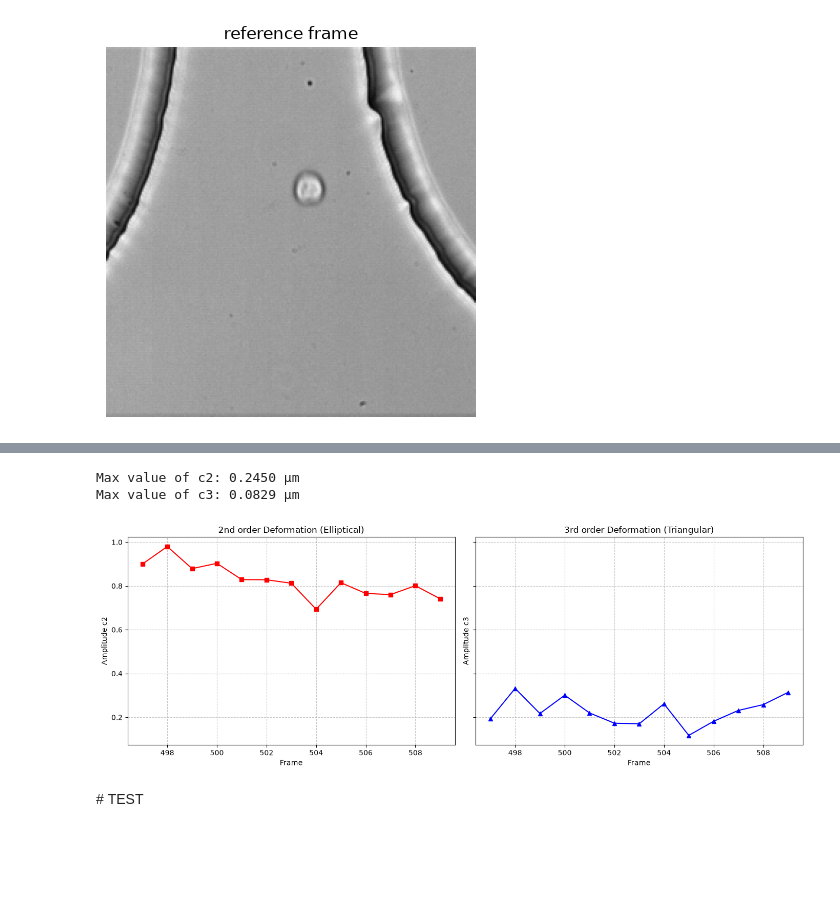
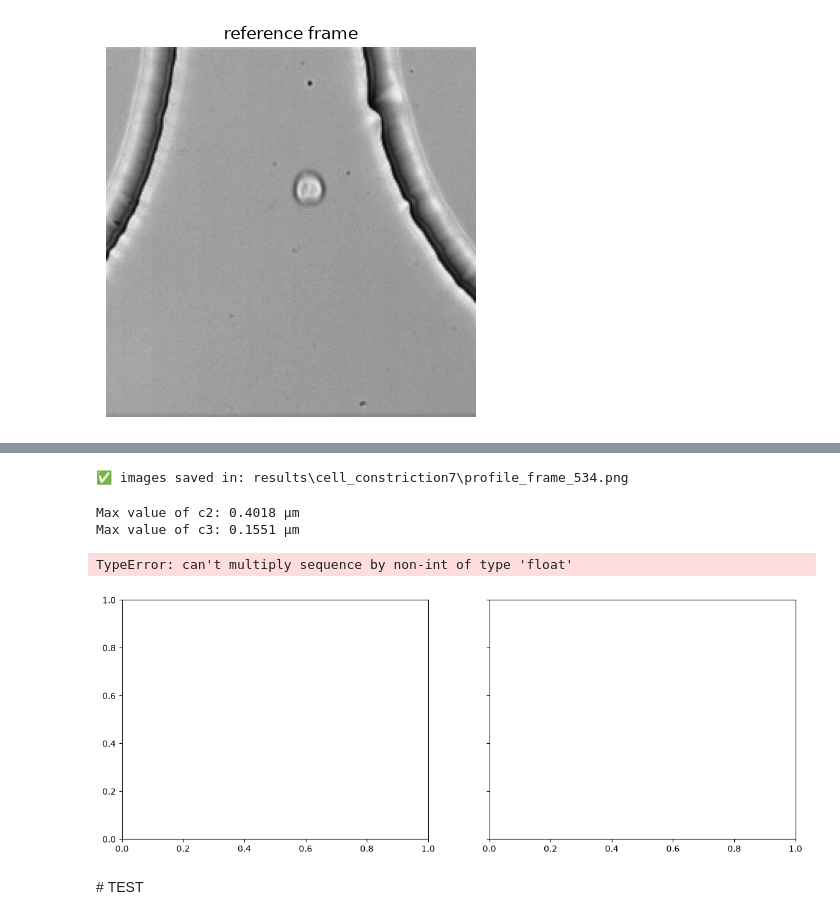
Before and after one commit to AsiLuca/Rheoflu_scripts, a Jupyter notebook: Fourier_decomp/multiframe/Fourier_multiframe_sequence_cells.ipynb, the cells around one changed output, grey strips where cells are left out. Saved outputs shown, nothing was run; the diff lists cells and outputs as text; code cells hidden in the pictures; blank space fills up the shorter version.

```diff
--- a/Fourier_decomp/multiframe/Fourier_multiframe_sequence_cells.ipynb
+++ b/Fourier_decomp/multiframe/Fourier_multiframe_sequence_cells.ipynb
@@ -29,11 +29,11 @@ os.makedirs(output_folder, exist_ok=True)
 
 #image_path = '/Volumes/Elements/Rheoflu/Luca/20250918_cellTHP1Paolo_test1/20250918_CellTHP1_100w_60h_08muls_chirp/constriction7/cell0000002.tif'
 first_frame = 497
-last_frame = 510
+last_frame = 535
 step = 1
 
 pixel_size_um = .25
-frame_rate = 500
+frame_rate = 15000
 
 #Template informations
 #image_path_referenceframe = '/Volumes/Elements/Rheoflu/Luca/20250918_cellTHP1Paolo_test1/20250918_CellTHP1_100w_60h_08muls_chirp/constriction7/constriction7011809.tif'
@@ -256,35 +251,44 @@ Strain: -21.2613
+# %%
+print(f"✅ images saved in: {profile_save_path}")
+# %% [output]
+✅ images saved in: results\cell_constriction7\profile_frame_534.png
 # %%
 # ----------------------------------------------------
 # DEFORMATION-TIME PLOTS (a2 - a3)
 # ----------------------------------------------------
 asse_temporale = np.arange(first_frame, last_frame, step)
 asse = asse_temporale[:len(amp_ord2)]
 
 print(f"Max value of c2: {np.max(amp_ord2)*pixel_size_um:.4f} µm")
 print(f"Max value of c3: {np.max(amp_ord3)*pixel_size_um:.4f} µm")
 
 fig, (ax1, ax2) = plt.subplots(1, 2, figsize=(14, 5), sharey=True)
 
-ax1.plot(asse, amp_ord2, marker='s', color='red')
+ax1.plot(asse, amp_ord2*pixel_size_um, marker='s', color='red')
 ax1.set_xlabel('Frame')
-ax1.set_ylabel('Amplitude c2')
+ax1.set_ylabel('Amplitude c2 [µm]')
 ax1.set_title('2nd order Deformation (Elliptical)')
 ax1.grid(True, linestyle='--', alpha=0.7)
 #ax1.set_ylim(-1.4, 1)
 
-ax2.plot(asse, amp_ord3, marker='^', color='blue')
+ax2.plot(asse, amp_ord3*pixel_size_um, marker='^', color='blue')
 ax2.set_xlabel('Frame')
-ax2.set_ylabel('Amplitude c3')
+ax2.set_ylabel('Amplitude c3 [µm]')
 ax2.set_title('3rd order Deformation (Triangular)')
 ax2.grid(True, linestyle='--', alpha=0.7)
 #ax2.set_ylim(-1, 1)
 
+save_path = Path(output_folder /"fourier_in_time.png").resolve()
+fig.savefig(save_path, dpi=300, bbox_inches="tight")
+print(f"Grafico salvato in: {save_path}")
+
 plt.tight_layout()
 plt.show()
 # %% [output]
-Max value of c2: 0.2450 µm
-Max value of c3: 0.0829 µm
+Max value of c2: 0.4018 µm
+Max value of c3: 0.1551 µm
+TypeError: can't multiply sequence by non-int of type 'float'
-[figure, old version]
+[figure, new version]
 # %% [markdown]
 # TEST
 # %%
```
Also changed, not shown: parts of 7 cells of this notebook, 2 other files.
